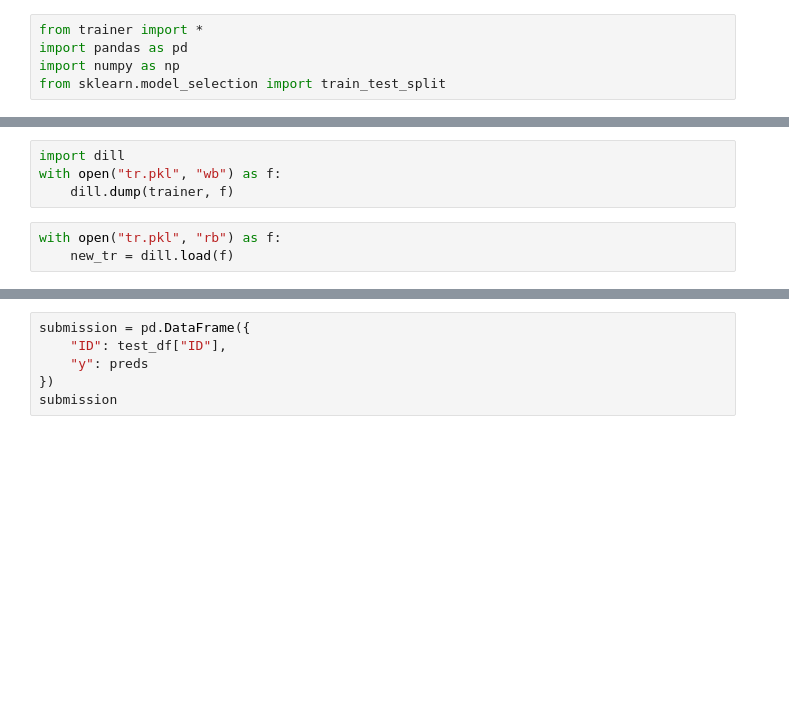
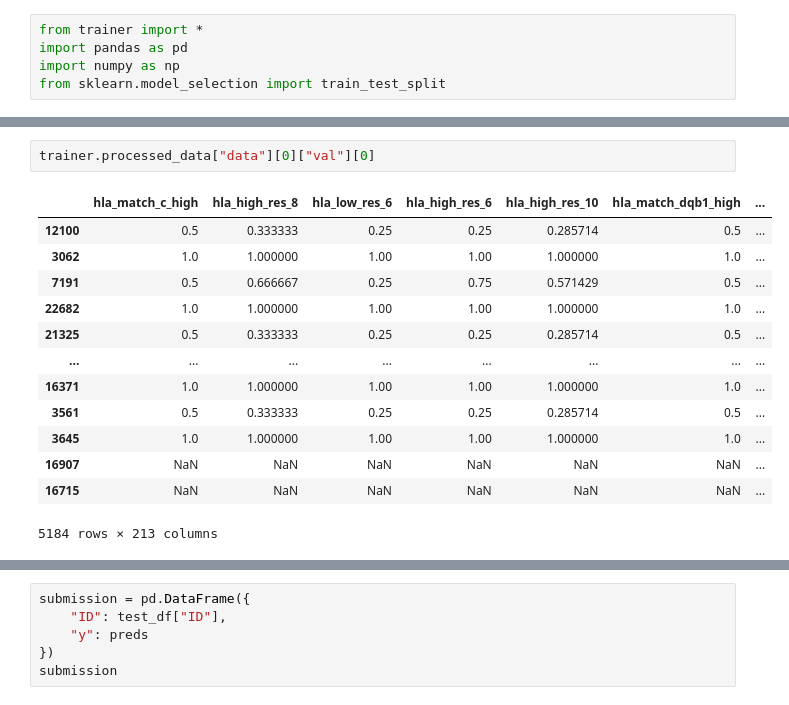
Before and after one commit to b-ionut-r/TabularAML, a Jupyter notebook: main.ipynb, the cells around one changed output, grey strips where cells are left out. Drawn from its saved outputs; the diff is of its cells as text; blank space fills up the shorter version.

```diff
--- a/main.ipynb
+++ b/main.ipynb
@@ -159,7 +101,16 @@ OPTUNING RF MODEL...
-# %%
-import dill
-with open("tr.pkl", "wb") as f:
-    dill.dump(trainer, f)
-# %%
-with open("tr.pkl", "rb") as f:
-    new_tr = dill.load(f)
+# %%
+trainer.processed_data["data"][0]["val"][0]
+# %% [output]
+|  | hla_match_c_high | hla_high_res_8 | hla_low_res_6 | hla_high_res_6 | hla_high_res_10 | hla_match_dqb1_high | ... |
+| 12100 | 0.5 | 0.333333 | 0.25 | 0.25 | 0.285714 | 0.5 | ... |
+| 3062 | 1.0 | 1.000000 | 1.00 | 1.00 | 1.000000 | 1.0 | ... |
+| 7191 | 0.5 | 0.666667 | 0.25 | 0.75 | 0.571429 | 0.5 | ... |
+| 22682 | 1.0 | 1.000000 | 1.00 | 1.00 | 1.000000 | 1.0 | ... |
+| 21325 | 0.5 | 0.333333 | 0.25 | 0.25 | 0.285714 | 0.5 | ... |
+| ... | ... | ... | ... | ... | ... | ... | ... |
+| 16371 | 1.0 | 1.000000 | 1.00 | 1.00 | 1.000000 | 1.0 | ... |
+| 3561 | 0.5 | 0.333333 | 0.25 | 0.25 | 0.285714 | 0.5 | ... |
+| 3645 | 1.0 | 1.000000 | 1.00 | 1.00 | 1.000000 | 1.0 | ... |
+| 16907 | NaN | NaN | NaN | NaN | NaN | NaN | ... |
+| 16715 | NaN | NaN | NaN | NaN | NaN | NaN | ... |
+5184 rows × 213 columns
```
Also changed, not shown: parts of 10 cells of this notebook, 10 other files.
